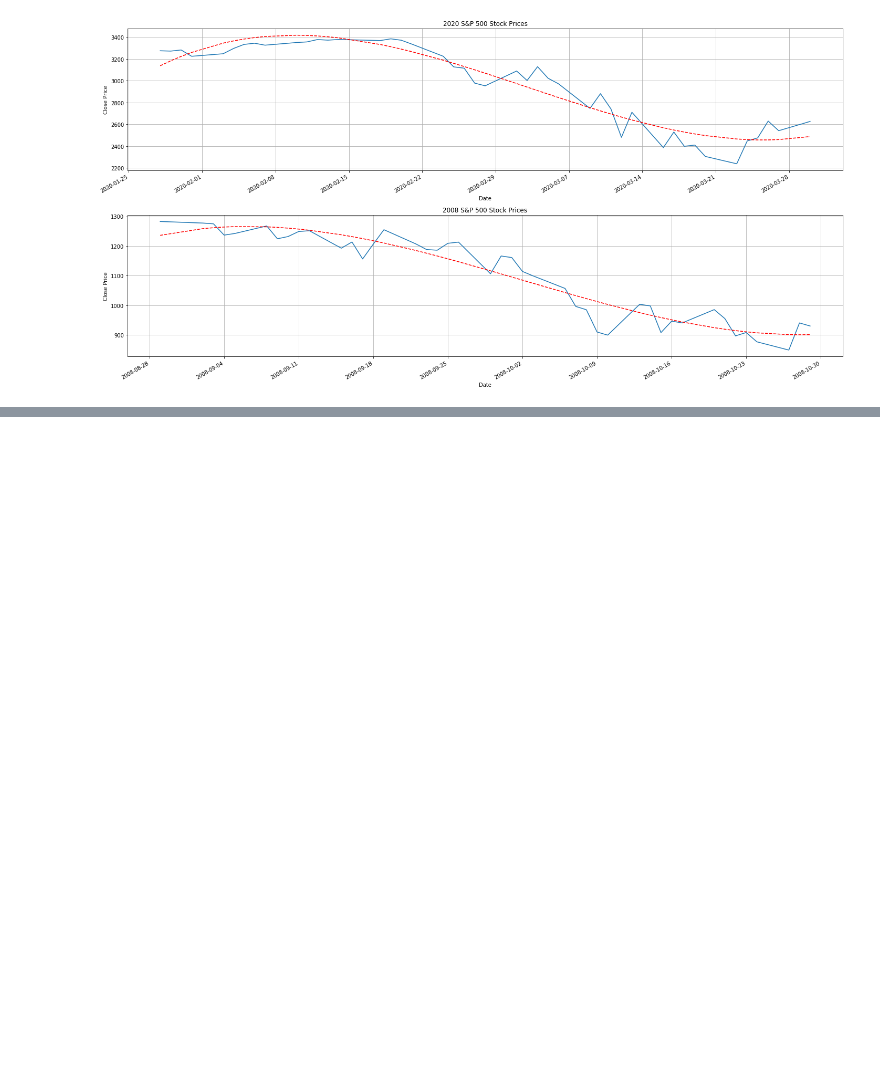
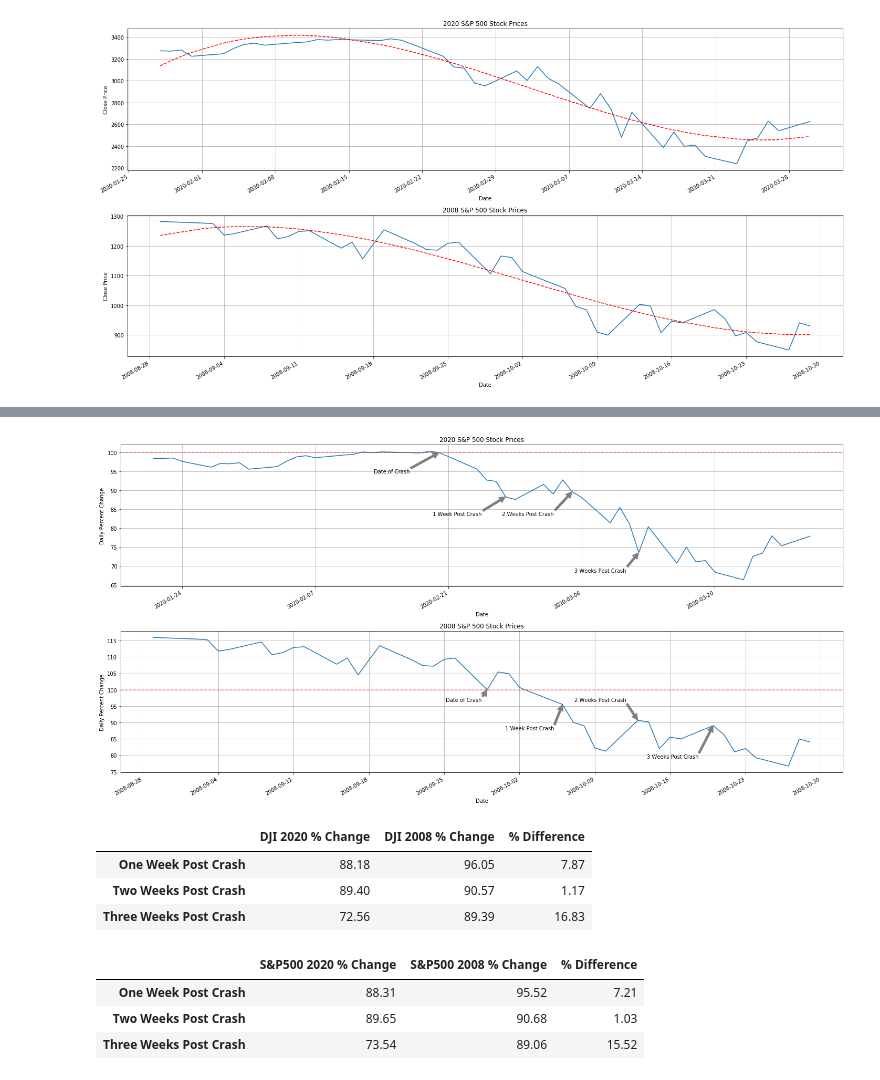
Before and after one commit to Sal-r/Corona-Virus-Vs-Stock-Market, a Jupyter notebook: DEV/JakeH/data_visualizationJacobH_2020vs2008.ipynb, the cells around one changed output, grey strips where cells are left out. Saved outputs shown, nothing was run; the diff lists cells and outputs as text; code cells hidden in the pictures; blank space fills up the shorter version.

```diff
--- a/DEV/JakeH/data_visualizationJacobH_2020vs2008.ipynb
+++ b/DEV/JakeH/data_visualizationJacobH_2020vs2008.ipynb
@@ -101,0 +248,4 @@ INX_chart = plot_data(inx_df, inx_08_df, '2020 S&P 500 Stock Prices', '2008 S&P
+# %%
+INX_pct_chart = plot_pct_data(inx_df, inx_08_df, '2020 S&P 500 Stock Prices', '2008 S&P 500 Stock Prices', 'INX_20vs08_pct.svg')
+# %% [output]
+[figure, added]
@@ -101,0 +278,14 @@ INX_chart = plot_data(inx_df, inx_08_df, '2020 S&P 500 Stock Prices', '2008 S&P
+# %%
+get_pct_change_df(dji_df, dji_08_df, 'DJI 2020 % Change', 'DJI 2008 % Change')
+# %% [output]
+|  | DJI 2020 % Change | DJI 2008 % Change | % Difference |
+| One Week Post Crash | 88.18 | 96.05 | 7.87 |
+| Two Weeks Post Crash | 89.40 | 90.57 | 1.17 |
+| Three Weeks Post Crash | 72.56 | 89.39 | 16.83 |
+# %%
+get_pct_change_df(inx_df, inx_08_df, 'S&P500 2020 % Change', 'S&P500 2008 % Change')
+# %% [output]
+|  | S&P500 2020 % Change | S&P500 2008 % Change | % Difference |
+| One Week Post Crash | 88.31 | 95.52 | 7.21 |
+| Two Weeks Post Crash | 89.65 | 90.68 | 1.03 |
+| Three Weeks Post Crash | 73.54 | 89.06 | 15.52 |
```
Also changed, not shown: parts of 9 cells of this notebook, 7 other files.
